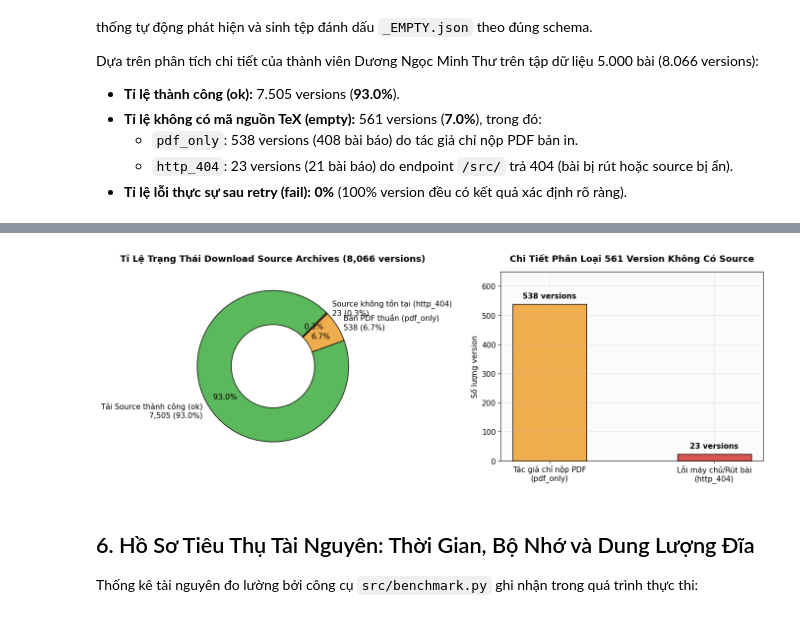
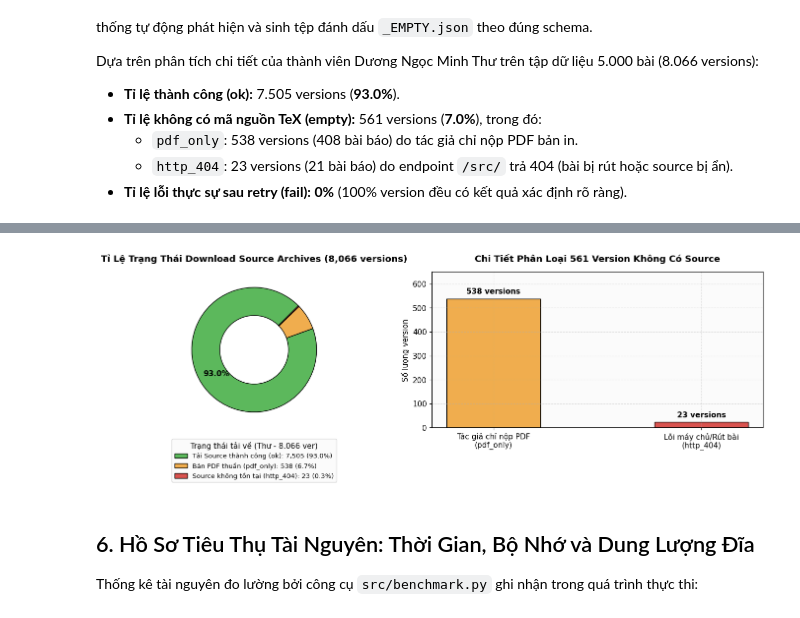
Before and after one commit to introds-arxiv-book/introds-arxiv-book, a Jupyter notebook: milestone1/02-statistics.ipynb, the cells around one changed output, grey strips where cells are left out. Drawn from its saved outputs; the diff is of its cells as text; code cells hidden in the pictures.

Commit message:
fix: resolve peer review feedback, text overlapping, and align metrics across notebooks

```diff
--- a/milestone1/02-statistics.ipynb
+++ b/milestone1/02-statistics.ipynb
@@ -278,38 +283,58 @@ dl_transient_errors = pd.DataFrame([
 display(dl_transient_errors)
 
 # Trực quan hóa cơ cấu version thành công và nguyên nhân empty
 fig, (ax1, ax2) = plt.subplots(1, 2, figsize=(14, 5))
 
-# Donut chart trạng thái version
+# Donut chart trạng thái version với Legend tách biệt chống đè chữ (Minh Thư)
 ver_counts = [7505, 538, 23]
-ver_labels = ['Tải Source thành công (ok)\n7,505 (93.0%)', 'Bản PDF thuần (pdf_only)\n538 (6.7%)', 'Source không tồn tại (http_404)\n23 (0.3%)']
 colors_ver = ['#5cb85c', '#f0ad4e', '#d9534f']
 
-ax1.pie(ver_counts, labels=ver_labels, colors=colors_ver, autopct='%1.1f%%',
-        startangle=45, pctdistance=0.75, wedgeprops=dict(width=0.45, edgecolor='black'))
+wedges, texts, autotexts = ax1.pie(
+    ver_counts,
+    colors=colors_ver,
+    autopct=lambda pct: f'{pct:.1f}%' if pct > 8 else '',
+    startangle=45,
+    pctdistance=0.72,
+    wedgeprops=dict(width=0.45, edgecolor='black')
+)
+for at in autotexts:
+    at.set_fontweight('bold')
+    at.set_fontsize(11)
+
 ax1.set_title('Tỉ Lệ Trạng Thái Download Source Archives (8,066 versions)', fontweight='bold', pad=15)
+ax1.legend(
+    wedges,
+    ['Tải Source thành công (ok): 7,505 (93.0%)',
+     'Bản PDF thuần (pdf_only): 538 (6.7%)',
+     'Source không tồn tại (http_404): 23 (0.3%)'],
+    title="Trạng thái tải về (Thư - 8.066 ver)",
+    loc="upper center",
+    bbox_to_anchor=(0.5, -0.05),
+    frameon=True,
+    fontsize=9.5
+)
 
 # Bar chart chi tiết nguyên nhân empty
 reasons = ['Tác giả chỉ nộp PDF\n(pdf_only)', 'Lỗi máy chủ/Rút bài\n(http_404)']
 counts = [538, 23]
 bars = ax2.bar(reasons, counts, color=['#f0ad4e', '#d9534f'], edgecolor='black', width=0.45)
 ax2.set_title('Chi Tiết Phân Loại 561 Version Không Có Source', fontweight='bold', pad=15)
 ax2.set_ylabel('Số lượng version')
 ax2.set_ylim(0, 650)
 
 for bar in bars:
     yval = bar.get_height()
     ax2.text(bar.get_x() + bar.get_width()/2.0, yval + 15, f'{yval:,} versions', ha='center', va='bottom', fontweight='bold')
 
 plt.tight_layout()
 plt.show()
 # %% [output]
 |  | Loại Lỗi Tạm Thời | Số Lượt Bị | Số Version Bị | Trạng thái Cuối cùng | Giải pháp |
 | 0 | incomplete_read (Ngắt luồng mạng) | 78 | 78 | 69 ok · 7 empty (pdf_only) · 2 ok | Cơ chế Retry với Exponential Backoff |
 | 1 | http_429 (arXiv Rate Limit) | 9 | 9 | 9 ok (100% thành công sau chờ) | Tự động backoff chờ 60s và hạ xun... |
 | 2 | ChunkedEncodingError | 9 | 9 | 9 ok (100% thành công sau thử lại) | Tái thiết lập kết nối TCP socket |
 | 3 | http_404 (Không tồn tại Source) | 23 | 23 | 23 empty (Ghi nhận _EMPTY.json) | Đánh dấu bản ghi rỗng, không retr... |
-[figure, old version]
+[figure, new version]
 # %% [markdown]
 ## 6. Hồ Sơ Tiêu Thụ Tài Nguyên: Thời Gian, Bộ Nhớ và Dung Lượng Đĩa
 
```
Also changed, not shown: parts of 6 cells of this notebook, 3 other files.
